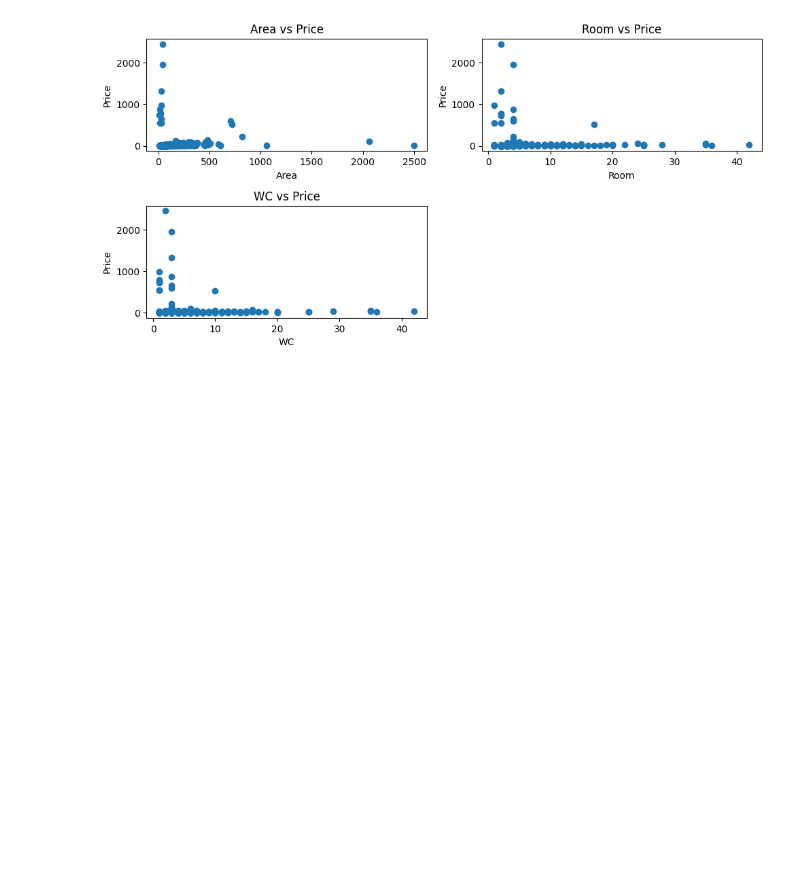
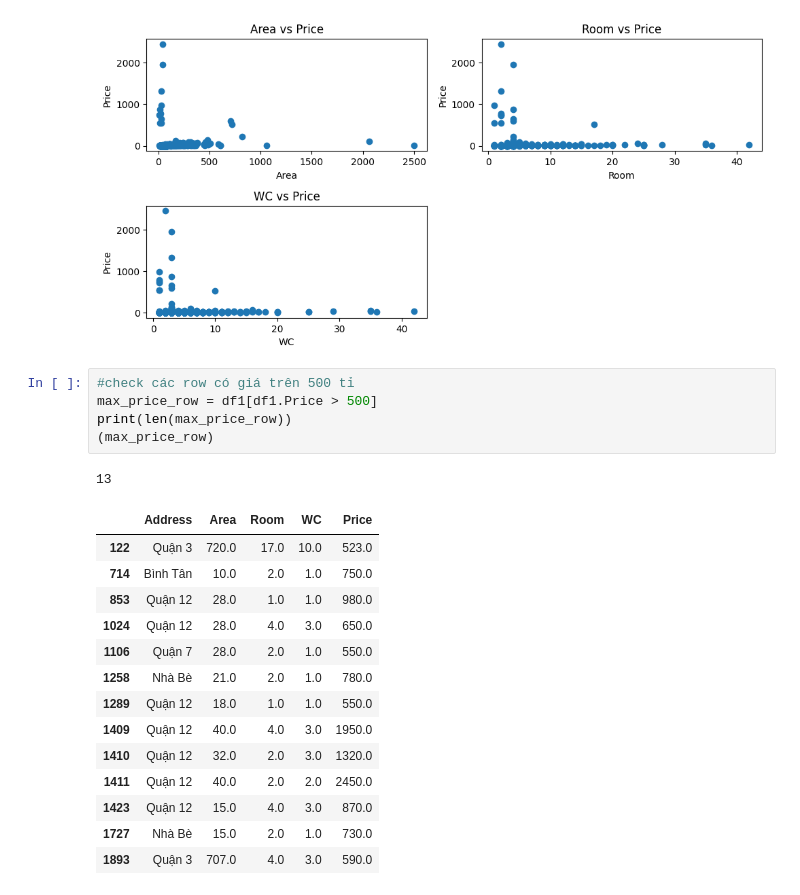
Before and after one commit to HoaNguyen0305/Project_KHDL, a Jupyter notebook: preprocess.ipynb, the cells around one changed output. Drawn from its saved outputs; the diff is of its cells as text; blank space fills up the shorter version.

```diff
--- a/preprocess.ipynb
+++ b/preprocess.ipynb
@@ -207,3 +211,24 @@ scatter('WC', 3)
 plt.tight_layout()
 # %% [output]
 [figure]
+# %%
+#check các row có giá trên 500 tỉ
+max_price_row = df1[df1.Price > 500]
+print(len(max_price_row))
+(max_price_row)
+# %% [output]
+13
+|  | Address | Area | Room | WC | Price |
+| 122 | Quận 3 | 720.0 | 17.0 | 10.0 | 523.0 |
+| 714 | Bình Tân | 10.0 | 2.0 | 1.0 | 750.0 |
+| 853 | Quận 12 | 28.0 | 1.0 | 1.0 | 980.0 |
+| 1024 | Quận 12 | 28.0 | 4.0 | 3.0 | 650.0 |
+| 1106 | Quận 7 | 28.0 | 2.0 | 1.0 | 550.0 |
+| 1258 | Nhà Bè | 21.0 | 2.0 | 1.0 | 780.0 |
+| 1289 | Quận 12 | 18.0 | 1.0 | 1.0 | 550.0 |
+| 1409 | Quận 12 | 40.0 | 4.0 | 3.0 | 1950.0 |
+| 1410 | Quận 12 | 32.0 | 2.0 | 3.0 | 1320.0 |
+| 1411 | Quận 12 | 40.0 | 2.0 | 2.0 | 2450.0 |
+| 1423 | Quận 12 | 15.0 | 4.0 | 3.0 | 870.0 |
+| 1727 | Nhà Bè | 15.0 | 2.0 | 1.0 | 730.0 |
+| 1893 | Quận 3 | 707.0 | 4.0 | 3.0 | 590.0 |
```
Also changed, not shown: parts of 9 cells of this notebook.
